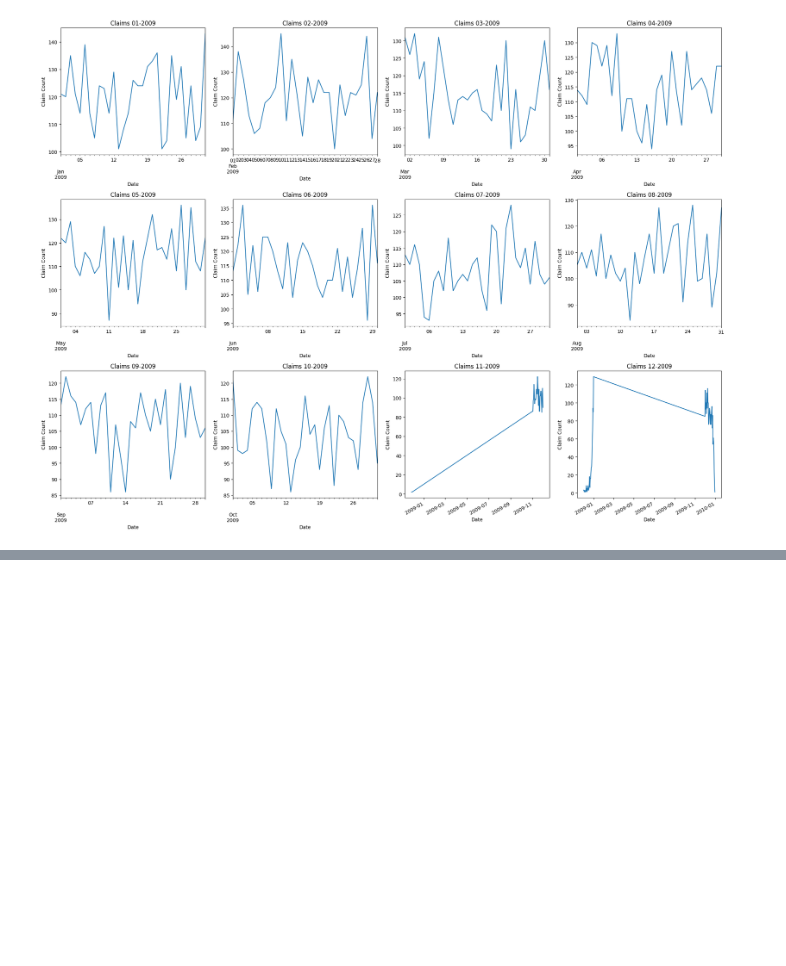
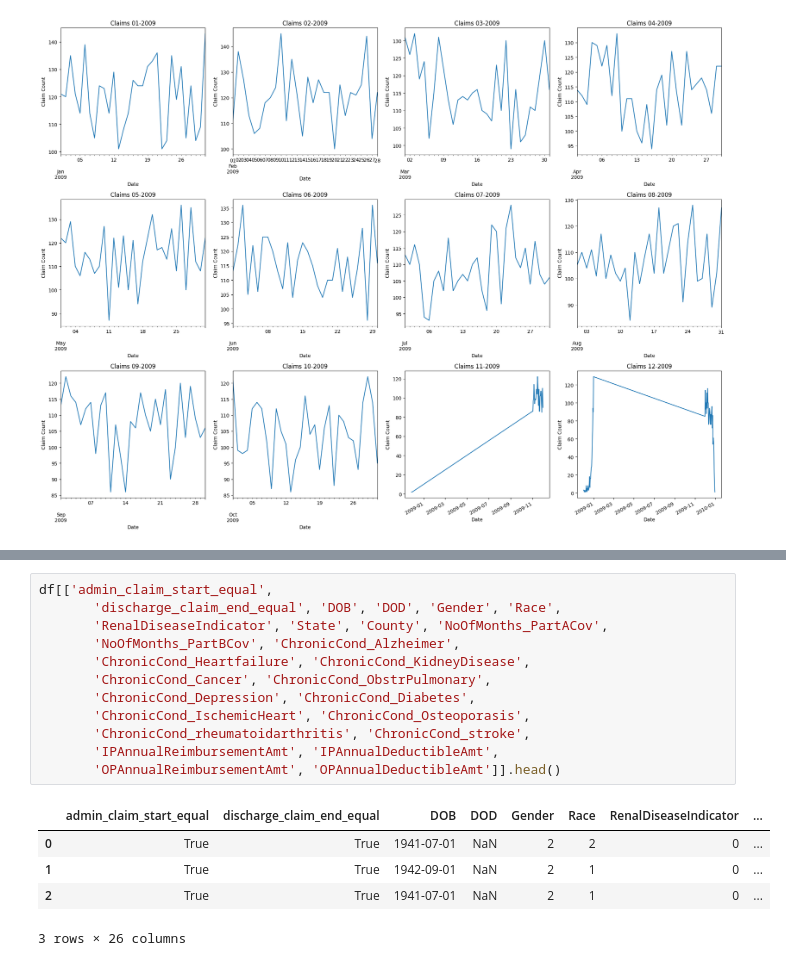
Before and after one commit to bkdevart/health_claims, a Jupyter notebook: health-claims.ipynb, the cells around one changed output, grey strips where cells are left out. Cells and saved outputs as stored; diff of their text form; blank space fills up the shorter version.

```diff
--- a/health-claims.ipynb
+++ b/health-claims.ipynb
@@ -357,0 +496,18 @@ plt.show()
+# %%
+df[['admin_claim_start_equal',
+       'discharge_claim_end_equal', 'DOB', 'DOD', 'Gender', 'Race',
+       'RenalDiseaseIndicator', 'State', 'County', 'NoOfMonths_PartACov',
+       'NoOfMonths_PartBCov', 'ChronicCond_Alzheimer',
+       'ChronicCond_Heartfailure', 'ChronicCond_KidneyDisease',
+       'ChronicCond_Cancer', 'ChronicCond_ObstrPulmonary',
+       'ChronicCond_Depression', 'ChronicCond_Diabetes',
+       'ChronicCond_IschemicHeart', 'ChronicCond_Osteoporasis',
+       'ChronicCond_rheumatoidarthritis', 'ChronicCond_stroke',
+       'IPAnnualReimbursementAmt', 'IPAnnualDeductibleAmt',
+       'OPAnnualReimbursementAmt', 'OPAnnualDeductibleAmt']].head()
+# %% [output]
+|  | admin_claim_start_equal | discharge_claim_end_equal | DOB | DOD | Gender | Race | RenalDiseaseIndicator | ... |
+| 0 | True | True | 1941-07-01 | NaN | 2 | 2 | 0 | ... |
+| 1 | True | True | 1942-09-01 | NaN | 2 | 1 | 0 | ... |
+| 2 | True | True | 1941-07-01 | NaN | 2 | 1 | 0 | ... |
+3 rows × 26 columns
```
Also changed, not shown: parts of 12 cells of this notebook.
